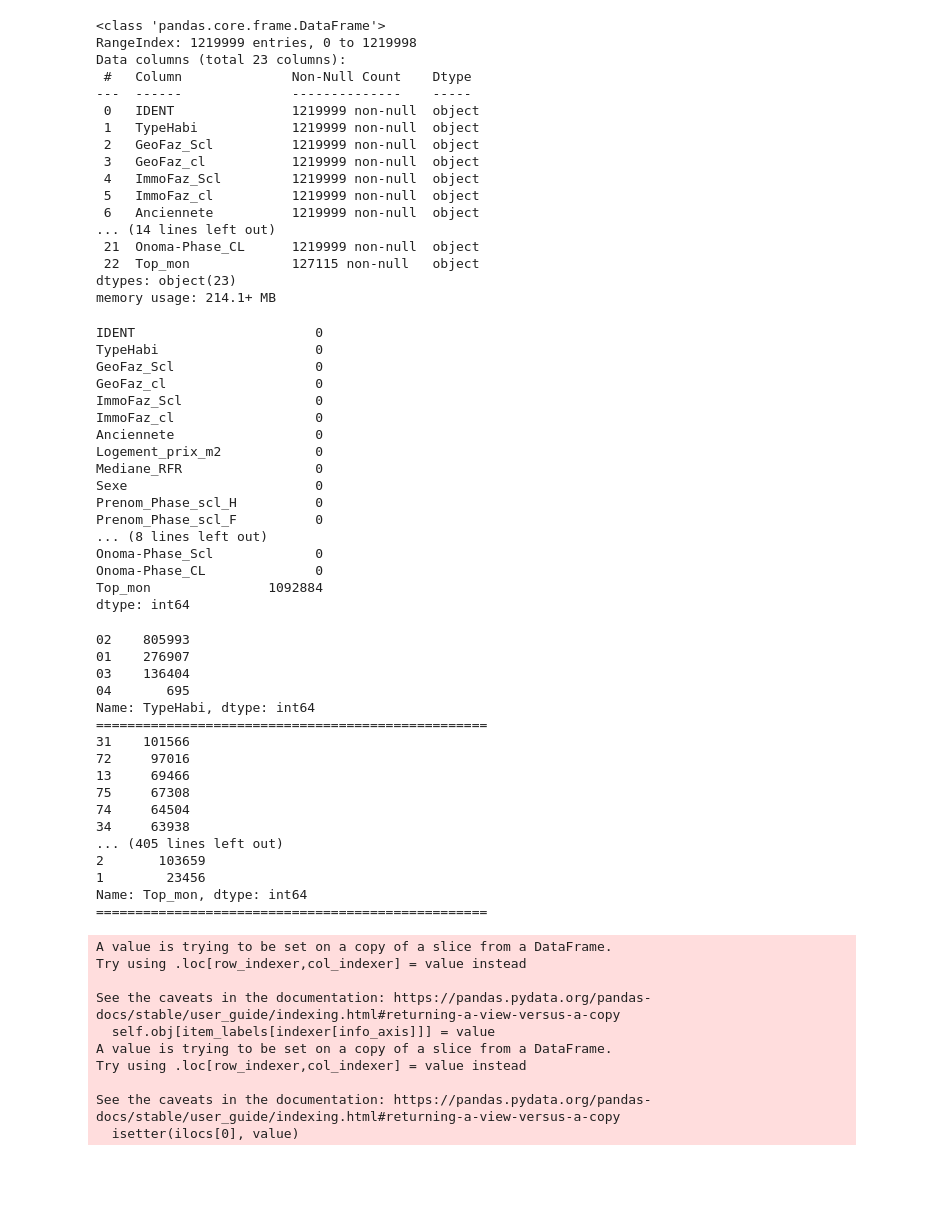
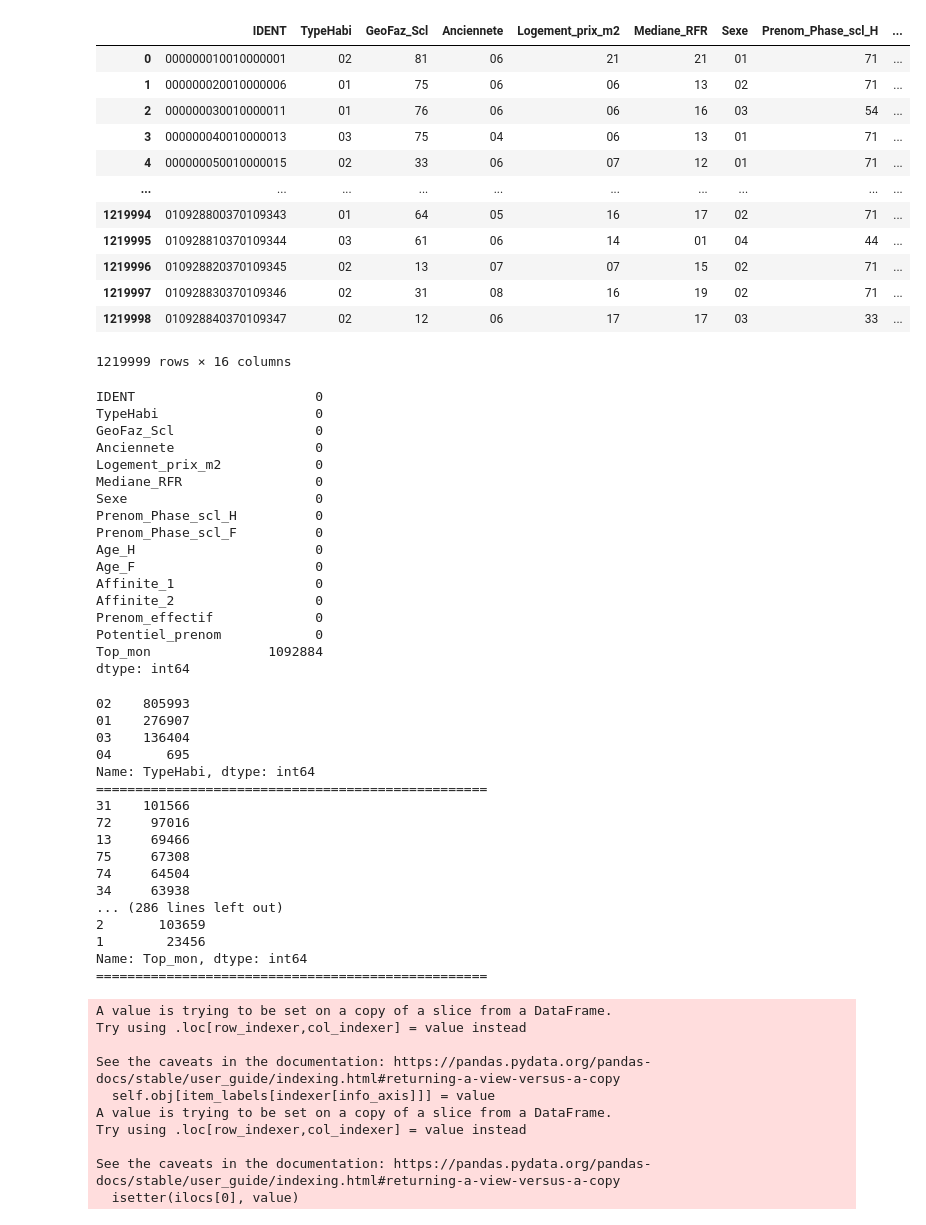
Before and after one commit to christian235711/Predict_models_fdf21, a Jupyter notebook: FDF21_DATA_EXPLORATION.ipynb, the cells around one changed output. Drawn from its saved outputs; the diff is of its cells as text; code cells hidden in the pictures; blank space fills up the shorter version.

```diff
--- a/FDF21_DATA_EXPLORATION.ipynb
+++ b/FDF21_DATA_EXPLORATION.ipynb
@@ -90,41 +92,39 @@ data
-# %%
-data.info()
-# %% [output]
-<class 'pandas.core.frame.DataFrame'>
-RangeIndex: 1219999 entries, 0 to 1219998
-Data columns (total 23 columns):
- #   Column              Non-Null Count    Dtype
----  ------              --------------    -----
- 0   IDENT               1219999 non-null  object
- 1   TypeHabi            1219999 non-null  object
- 2   GeoFaz_Scl          1219999 non-null  object
- 3   GeoFaz_cl           1219999 non-null  object
- 4   ImmoFaz_Scl         1219999 non-null  object
- 5   ImmoFaz_cl          1219999 non-null  object
- 6   Anciennete          1219999 non-null  object
-... (14 lines left out)
- 21  Onoma-Phase_CL      1219999 non-null  object
- 22  Top_mon             127115 non-null   object
-dtypes: object(23)
-memory usage: 214.1+ MB
+# %%
+# on élimine les variables corrélées et les variables qu'on ne peut pas utiliser
+data = data.drop(["GeoFaz_cl", "ImmoFaz_Scl", "ImmoFaz_cl", "Prenom_Phase_cl_H", "Prenom_Phase_cl_F", "Onoma-Phase_Scl", "Onoma-Phase_CL"], axis=1)
+data
+# %% [output]
+|  | IDENT | TypeHabi | GeoFaz_Scl | Anciennete | Logement_prix_m2 | Mediane_RFR | Sexe | Prenom_Phase_scl_H | ... |
+| 0 | 000000010010000001 | 02 | 81 | 06 | 21 | 21 | 01 | 71 | ... |
+| 1 | 000000020010000006 | 01 | 75 | 06 | 06 | 13 | 02 | 71 | ... |
+| 2 | 000000030010000011 | 01 | 76 | 06 | 06 | 16 | 03 | 54 | ... |
+| 3 | 000000040010000013 | 03 | 75 | 04 | 06 | 13 | 01 | 71 | ... |
+| 4 | 000000050010000015 | 02 | 33 | 06 | 07 | 12 | 01 | 71 | ... |
+| ... | ... | ... | ... | ... | ... | ... | ... | ... | ... |
+| 1219994 | 010928800370109343 | 01 | 64 | 05 | 16 | 17 | 02 | 71 | ... |
+| 1219995 | 010928810370109344 | 03 | 61 | 06 | 14 | 01 | 04 | 44 | ... |
+| 1219996 | 010928820370109345 | 02 | 13 | 07 | 07 | 15 | 02 | 71 | ... |
+| 1219997 | 010928830370109346 | 02 | 31 | 08 | 16 | 19 | 02 | 71 | ... |
+| 1219998 | 010928840370109347 | 02 | 12 | 06 | 17 | 17 | 03 | 33 | ... |
+1219999 rows × 16 columns
 # %%
 (data.isnull()).sum(axis=0)
 # %% [output]
 IDENT                       0
 TypeHabi                    0
 GeoFaz_Scl                  0
-GeoFaz_cl                   0
-ImmoFaz_Scl                 0
-ImmoFaz_cl                  0
 Anciennete                  0
 Logement_prix_m2            0
 Mediane_RFR                 0
 Sexe                        0
 Prenom_Phase_scl_H          0
 Prenom_Phase_scl_F          0
-... (8 lines left out)
-Onoma-Phase_Scl             0
-Onoma-Phase_CL              0
+Age_H                       0
+Age_F                       0
+Affinite_1                  0
+Affinite_2                  0
+Prenom_effectif             0
+Potentiel_prenom            0
 Top_mon               1092884
 dtype: int64
 # %%
@@ -143,7 +143,7 @@ Name: TypeHabi, dtype: int64
 75     67308
 74     64504
 34     63938
-... (405 lines left out)
+... (286 lines left out)
 2       103659
 1        23456
 Name: Top_mon, dtype: int64
```
Also changed, not shown: parts of 15 cells of this notebook.
